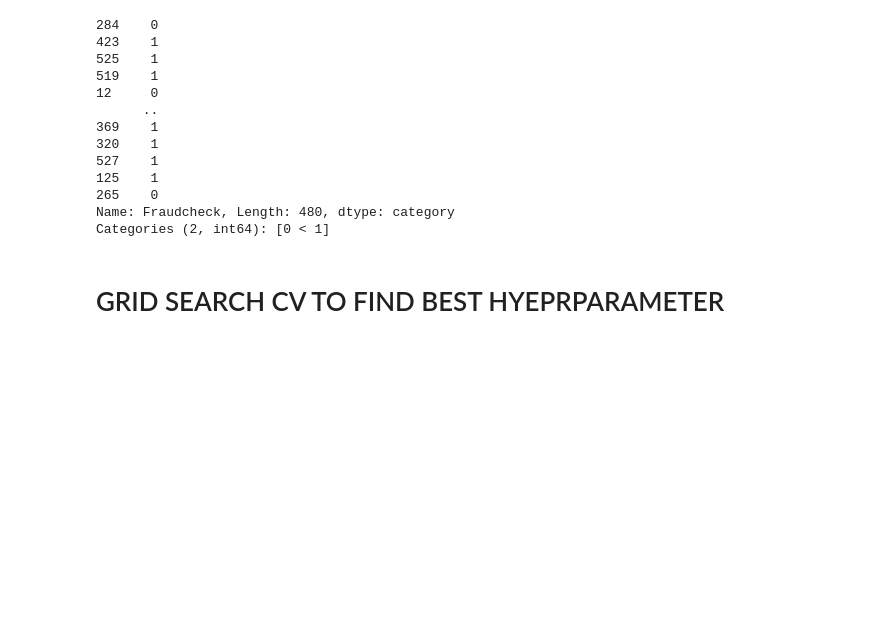
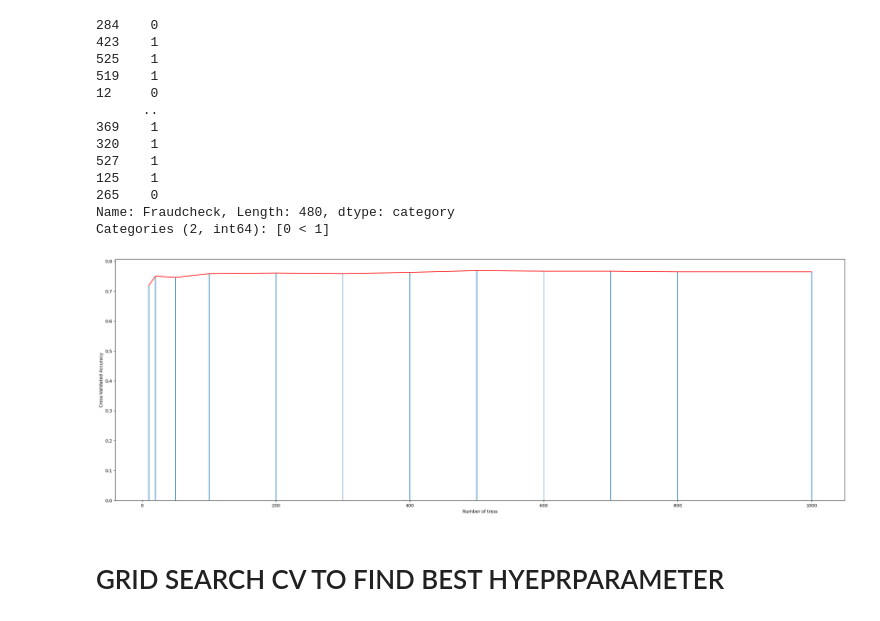
Before and after one commit to niranjankr18/RANDOM-FOREST1, a Jupyter notebook: FRAUD_CHECK(RANDOM FOREST).ipynb, the cells around one changed output. Drawn from its saved outputs; the diff is of its cells as text; code cells hidden in the pictures; blank space fills up the shorter version.

```diff
--- a/FRAUD_CHECK(RANDOM FOREST).ipynb
+++ b/FRAUD_CHECK(RANDOM FOREST).ipynb
@@ -232,6 +232,32 @@ y_train
 265    0
 Name: Fraudcheck, Length: 480, dtype: category
 Categories (2, int64): [0 < 1]
+# %%
+import matplotlib.pyplot as plt
+%matplotlib inline
+# choose k between 1 to 41
+num_trees = [10,20,50,100,200,300,400,500,600,700,800,1000]
+nf=[2,3,4,5,6]
+k_scores = []
+
+
+
+
+for k in num_trees:
+
+    rf = RandomForestClassifier(n_estimators=k)
+    scores = cross_val_score(rf, x_train, y_train, cv=10)
+    k_scores.append(scores.mean())
+
+plt.figure(figsize=(30,10))
+plt.bar(num_trees, k_scores)
+plt.plot(num_trees, k_scores,color="red")
+
+plt.xlabel('Number of tress')
+plt.ylabel('Cross-Validated Accuracy')
+plt.show()
+# %% [output]
+[figure, added]
 # %% [markdown]
 # GRID SEARCH CV TO FIND BEST HYEPRPARAMETER
 # %%
```
Also changed, not shown: parts of 9 cells of this notebook, 1 other file.
